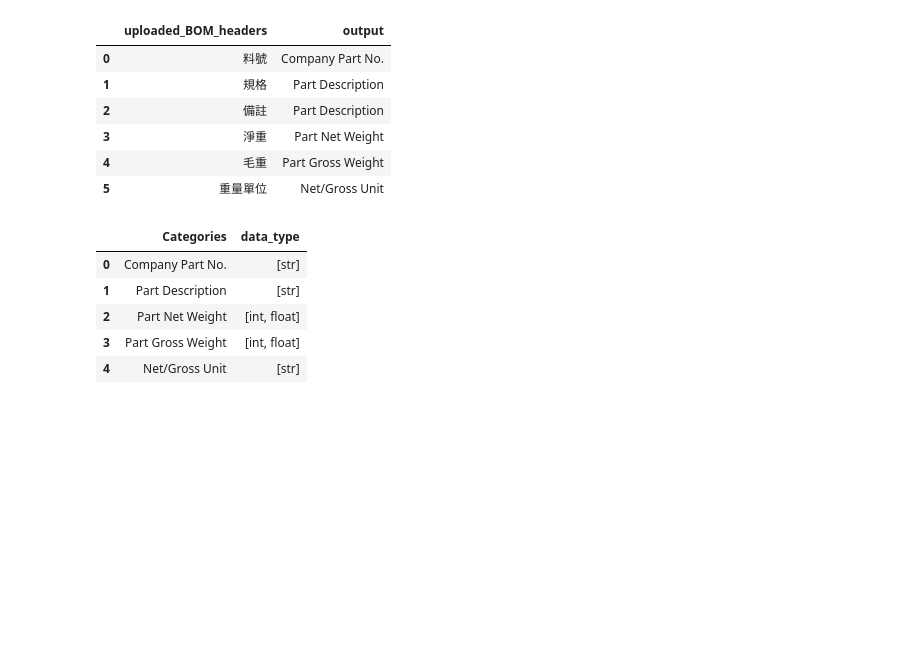
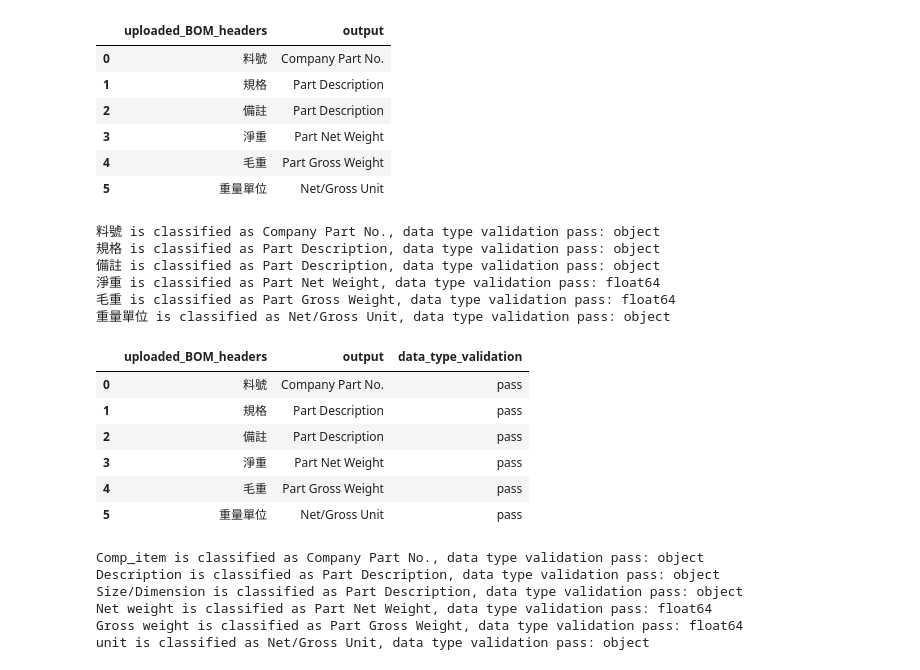
Before and after one commit to Ren1990/assignment1, a Jupyter notebook: 1_etl.ipynb, the cells around one changed output. Drawn from its saved outputs; the diff is of its cells as text; code cells hidden in the pictures; blank space fills up the shorter version.

Commit message:
complete validation

```diff
--- a/1_etl.ipynb
+++ b/1_etl.ipynb
@@ -97,11 +97,11 @@ ground_truth={
 data_type={
     'Categories':['Company Part No.','Part Description','Part Net Weight','Part Gross Weight','Net/Gross Unit'],
     'data_type':[
-        ['str'],
-        ['str'],
-        ['int','float'],
-        ['int','float'],
-        ['str']
+        ['object','str'],
+        ['object','str'],
+        ['int64','float64'],
+        ['int64','float64'],
+        ['object','str']
     ]
     }
 
@@ -320,3 +320,5 @@ result_df[result_df['status']=='pending']
 | 19 | 規格 | pending | None | Specification | None |
 | 20 | 部门 | pending | None | Department | None |
 | 21 | 重量單位 | pending | None | Weight Unit | None |
+# %%
+result=L1_translate_match(bom1)
@@ -436,12 +444,60 @@ result_df[['uploaded_BOM_headers','output']]
 | 3 | 淨重 | Part Net Weight |
 | 4 | 毛重 | Part Gross Weight |
 | 5 | 重量單位 | Net/Gross Unit |
-# %%
-data_type_df
-# %% [output]
-|  | Categories | data_type |
-| 0 | Company Part No. | [str] |
-| 1 | Part Description | [str] |
-| 2 | Part Net Weight | [int, float] |
-| 3 | Part Gross Weight | [int, float] |
-| 4 | Net/Gross Unit | [str] |
+# %%
+def classify_bom(test_bom):
+    upload_df=test_bom
+    result_df=L2_relevant2(L1_translate_match(upload_df))
+
+    ouput_list=[]
+    for c in result_df['uploaded_BOM_headers']:
+        s=result_df[result_df['uploaded_BOM_headers']==c].iloc[0]['status']
+        if s[:10]=='L1 success':
+            ouput_list.append(result_df[result_df['uploaded_BOM_headers']==c].iloc[0]['L1_output_category'])
+        elif s[:10]=='L2 success':
+            ouput_list.append(result_df[result_df['uploaded_BOM_headers']==c].iloc[0]['L2_output_category'])
+        else:
+            ouput_list.append(None)
+    result_df['output']=ouput_list
+
+    validation_list=[]
+    for o in result_df['output'].drop_duplicates():
+        for c in result_df[result_df['output']==o]['uploaded_BOM_headers']:
+            c_dtype=upload_df[c].dtype
+            if str(c_dtype) in data_type_df[data_type_df['Categories']==o]['data_type'].iloc[0]:
+                print(c+" is classified as "+o+", data type validation pass: "+str(c_dtype))
+                validation_list.append('pass')
+            else:
+                print(c+" is classified as "+o+", but data type validation fail "+str(c_dtype))
+                validation_list.append('fail')
+    result_df['data_type_validation']=validation_list
+
+    return result_df
+# %%
+test_bom_result=classify_bom(test_bom)
+# %% [output]
+料號 is classified as Company Part No., data type validation pass: object
+規格 is classified as Part Description, data type validation pass: object
+備註 is classified as Part Description, data type validation pass: object
+淨重 is classified as Part Net Weight, data type validation pass: float64
+毛重 is classified as Part Gross Weight, data type validation pass: float64
+重量單位 is classified as Net/Gross Unit, data type validation pass: object
+# %%
+test_bom_result[['uploaded_BOM_headers','output','data_type_validation']]
+# %% [output]
+|  | uploaded_BOM_headers | output | data_type_validation |
+| 0 | 料號 | Company Part No. | pass |
+| 1 | 規格 | Part Description | pass |
+| 2 | 備註 | Part Description | pass |
+| 3 | 淨重 | Part Net Weight | pass |
+| 4 | 毛重 | Part Gross Weight | pass |
+| 5 | 重量單位 | Net/Gross Unit | pass |
+# %%
+bom1_result=classify_bom(bom1)
+# %% [output]
+Comp_item is classified as Company Part No., data type validation pass: object
+Description is classified as Part Description, data type validation pass: object
+Size/Dimension is classified as Part Description, data type validation pass: object
+Net weight is classified as Part Net Weight, data type validation pass: float64
+Gross weight is classified as Part Gross Weight, data type validation pass: float64
+unit is classified as Net/Gross Unit, data type validation pass: object
```
Also changed, not shown: parts of 5 cells of this notebook.
